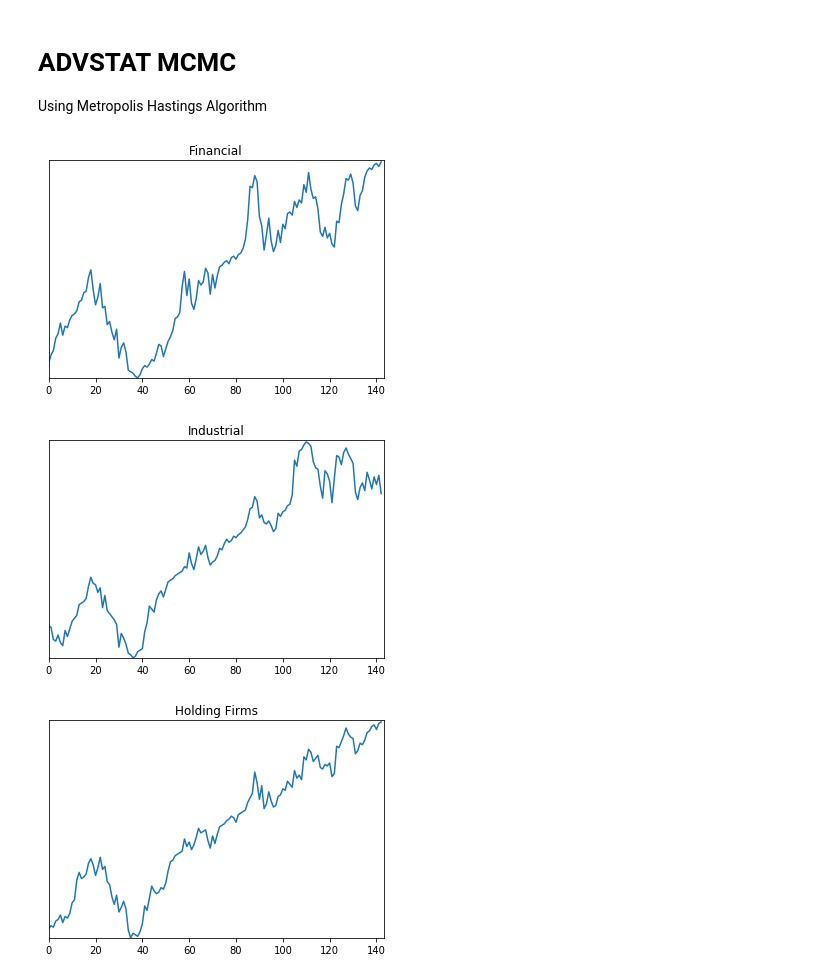
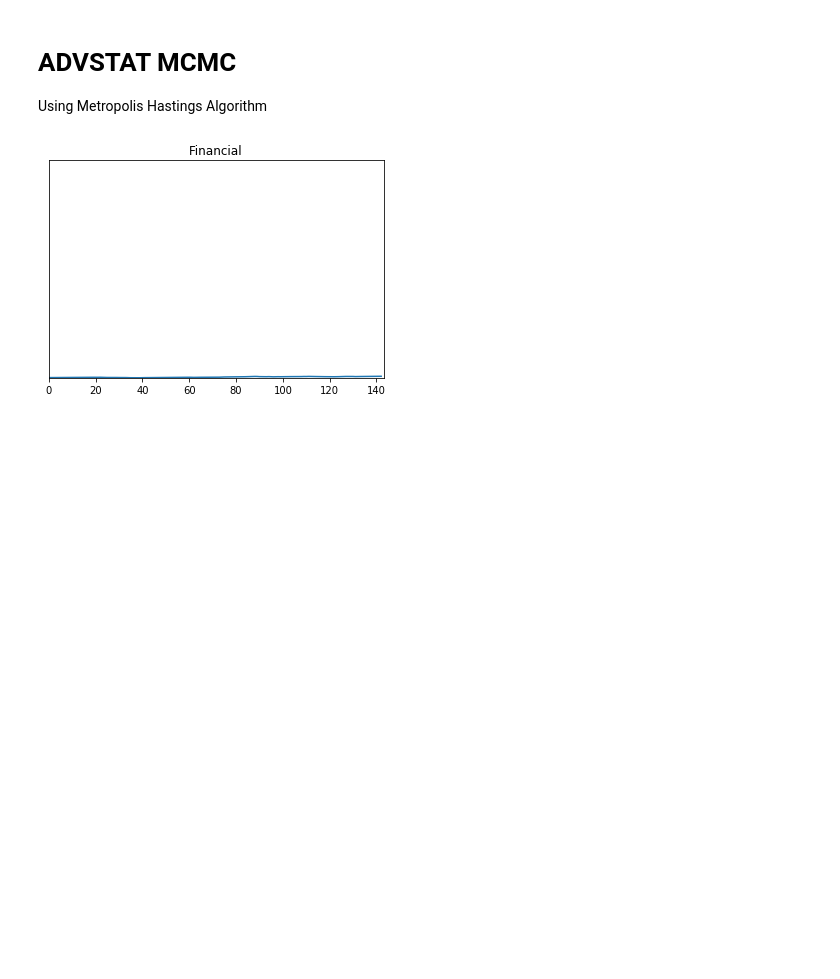
Before and after one commit to DwardTiro/ADVSTAT_MCMC, a Jupyter notebook: ADVSTAT MCMC.ipynb, the cells around one changed output. Drawn from its saved outputs; the diff is of its cells as text; code cells hidden in the pictures; blank space fills up the shorter version.

```diff
--- a/ADVSTAT MCMC.ipynb
+++ b/ADVSTAT MCMC.ipynb
@@ -18,67 +26,73 @@ alldata = []
 financials = []
 industrials = []
 holfirms = []
 propty = []
 services = []
 minoil = []
 xaxis = []
 xnum = 0
 data = [1, 2, 3, 4, 5, 6, 7, 8, 9, 10]
 with open('stock.csv') as csvfile:
     readCSV = csv.reader(csvfile, delimiter=',')
     for row in readCSV:
-        financials.append(row[0])
-        industrials.append(row[1])
-        holfirms.append(row[2])
-        propty.append(row[3])
-        services.append(row[4])
-        minoil.append(row[5])
+        financials.append(float(row[0]))
+        industrials.append(float(row[1]))
+        holfirms.append(float(row[2]))
+        propty.append(float(row[3]))
+        services.append(float(row[4]))
+        minoil.append(float(row[5]))
         xaxis.append(xnum)
         xnum = xnum + 1
         #print(row[0])
 
 
 
 #plt.figure(figsize=(20,50))
 plt.plot(xaxis, financials)
 plt.title('Financial')
 plt.yticks([])
 plt.axis([0, 143, 0, 143])
 plt.show()
 
-plt.plot(xaxis, industrials)
-plt.title('Industrial')
-plt.yticks([])
-plt.axis([0, 143, 0, 143])
-plt.show()
+#posterior_analytical = calc_posterior_analytical(financials, x, 0., 1.)
+#ax.plot(x, posterior_analytical)
+#ax.set(xlabel='mu', ylabel='belief', title='Analytical posterior');
+#sns.despine()
 
-plt.plot(xaxis, holfirms)
-plt.title('Holding Firms')
-plt.yticks([])
-plt.axis([0, 143, 0, 143])
-plt.show()
+# plt.plot(xaxis, industrials)
+# plt.title('Industrial')
+# plt.yticks([])
+# plt.axis([0, 143, 0, 143])
+# plt.show()
 
-plt.plot(xaxis, propty)
-plt.title('Properties')
-plt.yticks([])
-plt.axis([0, 143, 0, 143])
-plt.show()
+# plt.plot(xaxis, holfirms)
+# plt.title('Holding Firms')
+# plt.yticks([])
+# plt.axis([0, 143, 0, 143])
+# plt.show()
 
-plt.plot(xaxis, services)
-plt.title('Services')
-plt.yticks([])
-plt.axis([0, 143, 0, 143])
-plt.show()
+# plt.plot(xaxis, propty)
+# plt.title('Properties')
+# plt.yticks([])
+# plt.axis([0, 143, 0, 143])
+# plt.show()
 
-plt.plot(xaxis, minoil)
-plt.title('Mining & Oil')
-plt.yticks([])
-plt.axis([0, 143, 0, 143])
-plt.show()
-alldata.append(financials)
-alldata.append(industrials)
-alldata.append(holfirms)
+# plt.plot(xaxis, services)
+# plt.title('Services')
+# plt.yticks([])
+# plt.axis([0, 143, 0, 143])
+# plt.show()
+
+# plt.plot(xaxis, minoil)
+# plt.title('Mining & Oil')
+# plt.yticks([])
+# plt.axis([0, 143, 0, 143])
+# plt.show()
+# alldata.append(financials)
+# alldata.append(industrials)
+# alldata.append(holfirms)
+# alldata.append(propty)
+# alldata.append(services)
+# alldata.append(minoil)
 # %% [output]
-[figure, old version]
+[figure, new version]
-[figure, removed]
-[figure, removed]
```
Also changed, not shown: parts of 7 cells of this notebook.
